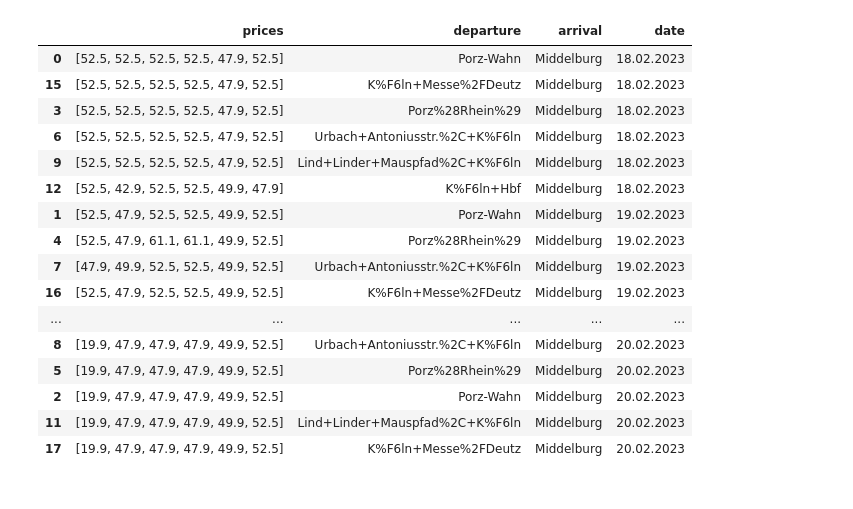
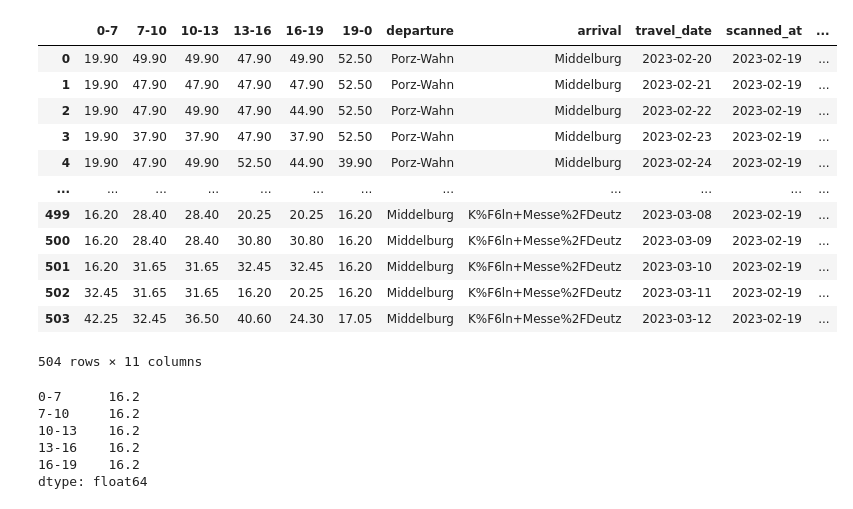
Before and after one commit to LifeAdmin-cmd/BahnMining, a Jupyter notebook: testing.ipynb, the cells around one changed output. Cells and saved outputs as stored; diff of their text form; code cells hidden in the pictures.

Commit message:
added saving data ability and tested plots

```diff
--- a/testing.ipynb
+++ b/testing.ipynb
@@ -160,20 +1,30 @@ df
-# %%
-df.sort_values(['date'])
-# %% [output]
-|  | prices | departure | arrival | date |
-| 0 | [52.5, 52.5, 52.5, 52.5, 47.9, 52.5] | Porz-Wahn | Middelburg | 18.02.2023 |
-| 15 | [52.5, 52.5, 52.5, 52.5, 47.9, 52.5] | K%F6ln+Messe%2FDeutz | Middelburg | 18.02.2023 |
-| 3 | [52.5, 52.5, 52.5, 52.5, 47.9, 52.5] | Porz%28Rhein%29 | Middelburg | 18.02.2023 |
-| 6 | [52.5, 52.5, 52.5, 52.5, 47.9, 52.5] | Urbach+Antoniusstr.%2C+K%F6ln | Middelburg | 18.02.2023 |
-| 9 | [52.5, 52.5, 52.5, 52.5, 47.9, 52.5] | Lind+Linder+Mauspfad%2C+K%F6ln | Middelburg | 18.02.2023 |
-| 12 | [52.5, 42.9, 52.5, 52.5, 49.9, 47.9] | K%F6ln+Hbf | Middelburg | 18.02.2023 |
-| 1 | [52.5, 47.9, 52.5, 52.5, 49.9, 52.5] | Porz-Wahn | Middelburg | 19.02.2023 |
-| 4 | [52.5, 47.9, 61.1, 61.1, 49.9, 52.5] | Porz%28Rhein%29 | Middelburg | 19.02.2023 |
-| 7 | [47.9, 49.9, 52.5, 52.5, 49.9, 52.5] | Urbach+Antoniusstr.%2C+K%F6ln | Middelburg | 19.02.2023 |
-| 16 | [52.5, 47.9, 52.5, 52.5, 49.9, 52.5] | K%F6ln+Messe%2FDeutz | Middelburg | 19.02.2023 |
-| ... | ... | ... | ... | ... |
-| 8 | [19.9, 47.9, 47.9, 47.9, 49.9, 52.5] | Urbach+Antoniusstr.%2C+K%F6ln | Middelburg | 20.02.2023 |
-| 5 | [19.9, 47.9, 47.9, 47.9, 49.9, 52.5] | Porz%28Rhein%29 | Middelburg | 20.02.2023 |
-| 2 | [19.9, 47.9, 47.9, 47.9, 49.9, 52.5] | Porz-Wahn | Middelburg | 20.02.2023 |
-| 11 | [19.9, 47.9, 47.9, 47.9, 49.9, 52.5] | Lind+Linder+Mauspfad%2C+K%F6ln | Middelburg | 20.02.2023 |
-| 17 | [19.9, 47.9, 47.9, 47.9, 49.9, 52.5] | K%F6ln+Messe%2FDeutz | Middelburg | 20.02.2023 |
+# %%
+import datetime
+import matplotlib.pyplot as plt
+import pandas as pd
+df_loaded = pd.read_parquet('data.parquet')
+df_loaded
+# %% [output]
+|  | 0-7 | 7-10 | 10-13 | 13-16 | 16-19 | 19-0 | departure | arrival | travel_date | scanned_at | ... |
+| 0 | 19.90 | 49.90 | 49.90 | 47.90 | 49.90 | 52.50 | Porz-Wahn | Middelburg | 2023-02-20 | 2023-02-19 | ... |
+| 1 | 19.90 | 47.90 | 47.90 | 47.90 | 47.90 | 52.50 | Porz-Wahn | Middelburg | 2023-02-21 | 2023-02-19 | ... |
+| 2 | 19.90 | 47.90 | 49.90 | 47.90 | 44.90 | 52.50 | Porz-Wahn | Middelburg | 2023-02-22 | 2023-02-19 | ... |
+| 3 | 19.90 | 37.90 | 37.90 | 47.90 | 37.90 | 52.50 | Porz-Wahn | Middelburg | 2023-02-23 | 2023-02-19 | ... |
+| 4 | 19.90 | 47.90 | 49.90 | 52.50 | 44.90 | 39.90 | Porz-Wahn | Middelburg | 2023-02-24 | 2023-02-19 | ... |
+| ... | ... | ... | ... | ... | ... | ... | ... | ... | ... | ... | ... |
+| 499 | 16.20 | 28.40 | 28.40 | 20.25 | 20.25 | 16.20 | Middelburg | K%F6ln+Messe%2FDeutz | 2023-03-08 | 2023-02-19 | ... |
+| 500 | 16.20 | 28.40 | 28.40 | 30.80 | 30.80 | 16.20 | Middelburg | K%F6ln+Messe%2FDeutz | 2023-03-09 | 2023-02-19 | ... |
+| 501 | 16.20 | 31.65 | 31.65 | 32.45 | 32.45 | 16.20 | Middelburg | K%F6ln+Messe%2FDeutz | 2023-03-10 | 2023-02-19 | ... |
+| 502 | 32.45 | 31.65 | 31.65 | 16.20 | 20.25 | 16.20 | Middelburg | K%F6ln+Messe%2FDeutz | 2023-03-11 | 2023-02-19 | ... |
+| 503 | 42.25 | 32.45 | 36.50 | 40.60 | 24.30 | 17.05 | Middelburg | K%F6ln+Messe%2FDeutz | 2023-03-12 | 2023-02-19 | ... |
+504 rows × 11 columns
+# %%
+cheapest_time_slots = df_loaded.iloc[:, :5].min()
+cheapest_time_slots
+# %% [output]
+0-7      16.2
+7-10     16.2
+10-13    16.2
+13-16    16.2
+16-19    16.2
+dtype: float64
```
Also changed, not shown: parts of 13 cells of this notebook, 2 other files.
